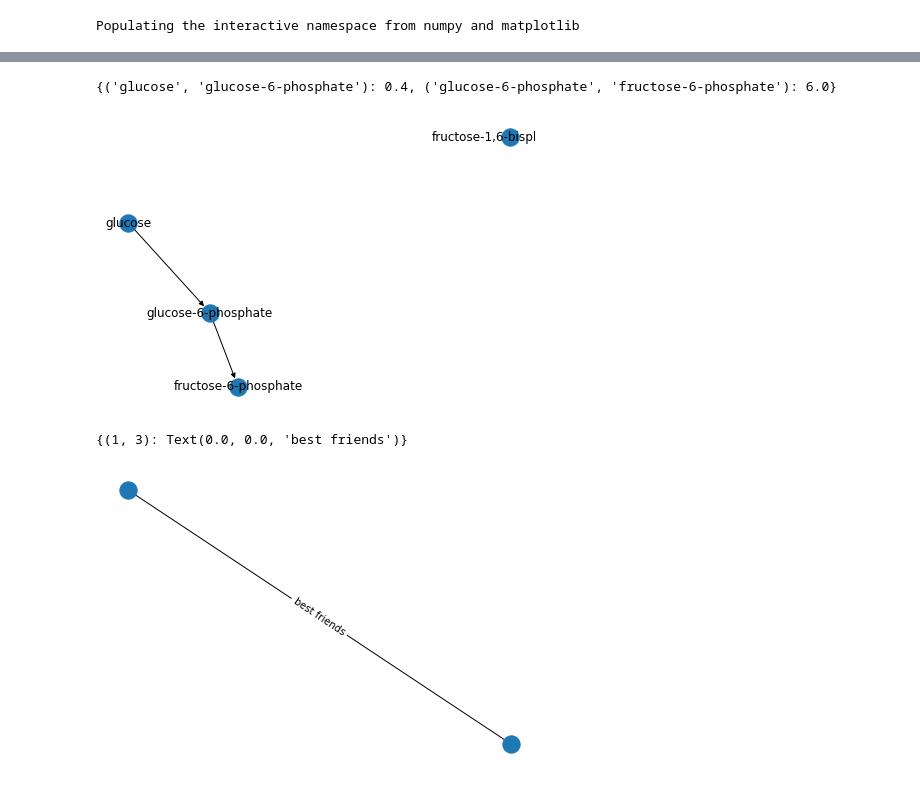
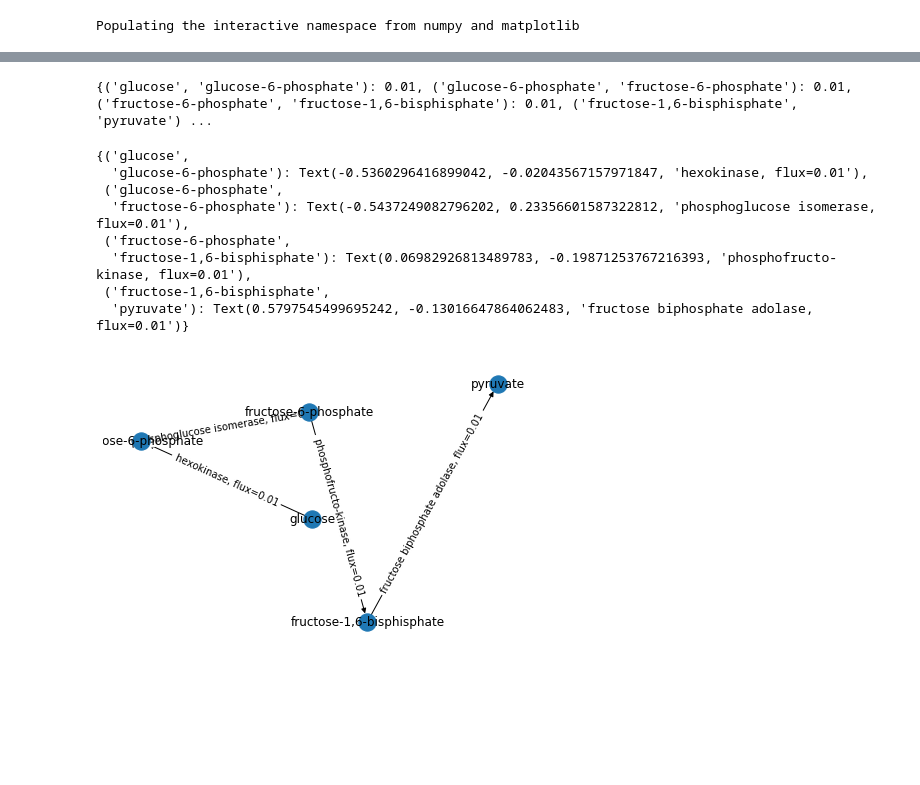
Before and after one commit to KosarL/jupyter_notebooks, a Jupyter notebook: 5.17.19__networkflux_xltx.ipynb, the cells around one changed output, grey strips where cells are left out. Cells and saved outputs as stored; diff of their text form; code cells hidden in the pictures; blank space fills up the shorter version.

```diff
--- a/5.17.19__networkflux_xltx.ipynb
+++ b/5.17.19__networkflux_xltx.ipynb
@@ -26,62 +27,64 @@ G = nx.Graph()
 # add directed edges in shell composition
 # use for loops for the edges
 
 G = nx.DiGraph()
+L = nx.line_graph(G)
 
-node_list = df["reactant"]
-weight_list = df["flux"]
+node_list = df.reactant
+weight_list = df.flux
 
 # do for loop for the edge_list
 # edge_list = [("glucose", "glucose-6-phosphate", weight_list[0]), ("glucose-6-phosphate", "fructose-6-phosphate", weight_list[1]), ("fructose-6-phosphate", "fructose-1,6-bisphosphate", weight_list[2])]
 
 G.add_nodes_from(node_list)
 # G.add_weighted_edges_from(edge_list)
 
 
 
 
 # G.add_edge("glucose", "glucose-6-phosphate", weight = weight_list[0])
-a = 0
-for reactant in node_list:
+for a, reactant in enumerate(node_list):
     reactant = node_list[a]
-    G.add_edge(node_list[a], node_list[a+1], weight = weight_list[a])
-    a =+ 1
+    if (a != len(node_list) -1):
+        G.add_edge(node_list[a], node_list[a+1], weight = weight_list[a], attribute_1=df.enzyme[a], attribute_2 = df.flux[a])
 
 
 
 position = nx.spring_layout(G)
-nx.draw(G, position, with_labels = True)
+#nx.draw(G, position, with_labels = True)
 
 print(nx.get_edge_attributes(G, "weight"))
 
 
 
-# enzyme_list = df["enzyme"]
-# flux_list = df["flux"]
-# attribute_1 = "enzyme_list"
-# attribute_2 = "flux_list"
+enzyme_list = df.enzyme
+flux_list = df.flux
+attribute_1 = "enzyme_list"
+attribute_2 = "flux_list"
 
-# position = nx.spring_layout(G)
-# nx.draw(G, position, with_labels = True)
-# lables = nx.get_edge_attributes(G, "attribute_1")
-# lables2 = nx.get_edge_attributes(G, "attribute_2")
+position = nx.spring_layout(G)
+nx.draw(G, position, with_labels = True)
+labels = nx.get_edge_attributes(G, "attribute_1")
+labels2 = nx.get_edge_attributes(G, "attribute_2")
 
-# new-lables = {}
-# for key in labels.keys():
-#     new_lables[key] = "{} ({})".format(lables[keys], labels2[keys])
-# new_labels
+new_labels = {}
+for key in labels.keys():
+    new_labels[key] = "{}, flux={}".format(labels[key], labels2[key])
+new_labels
 
-# nx.draw_networkx_edge_labels(G, position, edge_labels = new_labels)
+
+
+
+
+nx.draw_networkx_edge_labels(G, position, edge_labels = new_labels)
 # %% [output]
-{('glucose', 'glucose-6-phosphate'): 0.4, ('glucose-6-phosphate', 'fructose-6-phosphate'): 6.0}
+{('glucose', 'glucose-6-phosphate'): 0.01, ('glucose-6-phosphate', 'fructose-6-phosphate'): 0.01, ('fructose-6-phosphate', 'fructose-1,6-bisphisphate'): 0.01, ('fructose-1,6-bisphisphate', 'pyruvate') ...
+{('glucose',
+  'glucose-6-phosphate'): Text(-0.5360296416899042, -0.02043567157971847, 'hexokinase, flux=0.01'),
+ ('glucose-6-phosphate',
+  'fructose-6-phosphate'): Text(-0.5437249082796202, 0.23356601587322812, 'phosphoglucose isomerase, flux=0.01'),
+ ('fructose-6-phosphate',
+  'fructose-1,6-bisphisphate'): Text(0.06982926813489783, -0.19871253767216393, 'phosphofructo-kinase, flux=0.01'),
+ ('fructose-1,6-bisphisphate',
+  'pyruvate'): Text(0.5797545499695242, -0.13016647864062483, 'fructose biphosphate adolase, flux=0.01')}
-[figure, old version]
+[figure, new version]
-# %%
-G2.add_edge(1,3, relationship = "best friends")
-position = nx.spring_layout(G2)
-nx.draw(G2, position, with_lables = True)
-labels = nx.get_edge_attributes(G2, "relationship")
-
-nx.draw_networkx_edge_labels(G2, position, edge_labels = labels, node_labels = node_list)
-# %% [output]
-{(1, 3): Text(0.0, 0.0, 'best friends')}
-[figure, removed]
```
Also changed, not shown: parts of 1 cell of this notebook.
